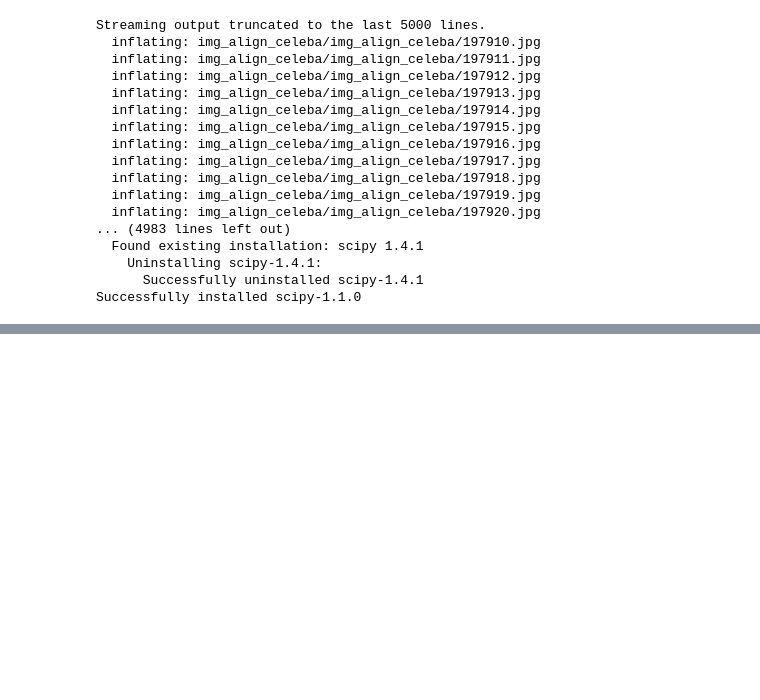
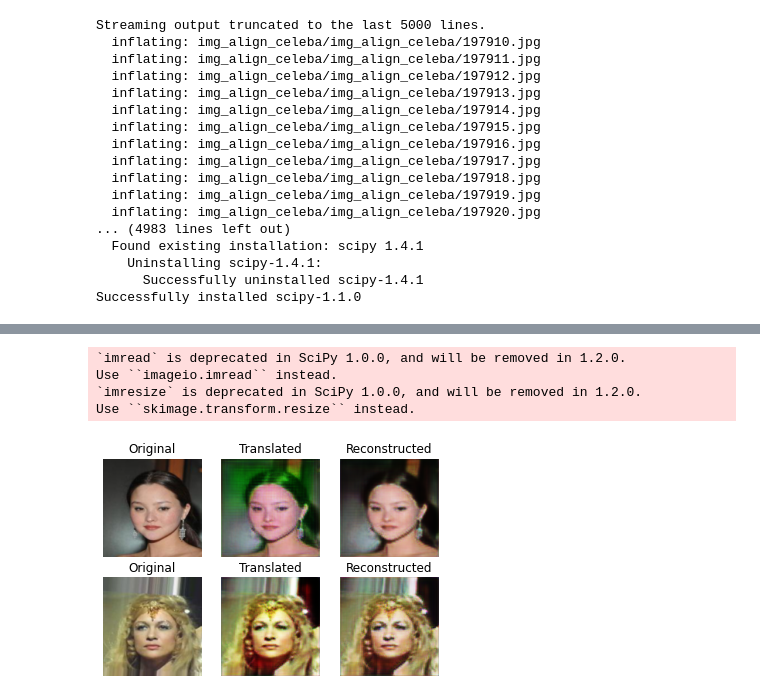
Before and after one commit to GarlandZhang/hairy_gan, a Jupyter notebook: hairy_gan.ipynb, the cells around one changed output, grey strips where cells are left out. Drawn from its saved outputs; the diff is of its cells as text; code cells hidden in the pictures; blank space fills up the shorter version.

Commit message:
load model from file in constructor

```diff
--- a/hairy_gan.ipynb
+++ b/hairy_gan.ipynb
@@ -184,17 +185,27 @@ class HairyGan(): # based on CycleGan
 
     self.optimizer = Adam(0.0002, 0.5)
 
-    # with self.graph.as_default():
-    # discriminators
-    self.d_A = self.build_discriminator()
-    self.d_B = self.build_discriminator()
+    if os.path.exists(os.path.join(project_path, 'd_A.hdf5')):
+      self.d_A = load_model(os.path.join(project_path, 'd_A.hdf5'), custom_objects={'InstanceNormalization': InstanceNormalization})
+    else:
+      self.d_A = self.build_discriminator()
+      self.d_A.compile(loss='mse', optimizer=self.optimizer, metrics=['accuracy'])
 
-    self.d_A.compile(loss='mse', optimizer=self.optimizer, metrics=['accuracy'])
-    self.d_B.compile(loss='mse', optimizer=self.optimizer, metrics=['accuracy'])
+    if os.path.exists(os.path.join(project_path, 'd_B.hdf5')):
+      self.d_B = load_model(os.path.join(project_path, 'd_B.hdf5'), custom_objects={'InstanceNormalization': InstanceNormalization})
+    else:
+      self.d_B = self.build_discriminator()
+      self.d_B.compile(loss='mse', optimizer=self.optimizer, metrics=['accuracy'])
 
-    # generators
-    self.g_AB = self.build_generator()
-    self.g_BA = self.build_generator()
+    if os.path.exists(os.path.join(project_path, 'g_AB.hdf5')):
+      self.g_AB = load_model(os.path.join(project_path, 'g_AB.hdf5'), custom_objects={'InstanceNormalization': InstanceNormalization})
+    else:
+      self.g_AB = self.build_generator()
+
+    if os.path.exists(os.path.join(project_path, 'g_BA.hdf5')):
+      self.g_BA = load_model(os.path.join(project_path, 'g_BA.hdf5'), custom_objects={'InstanceNormalization': InstanceNormalization})
+    else:
+      self.g_BA = self.build_generator()
 
     self.combined_model = self.build_combined()
 
@@ -213,6 +224,10 @@ class HairyGan(): # based on CycleGan
 
     id_A = self.g_BA(img_A)
     id_B = self.g_AB(img_B)
+
+
+    self.d_A.trainable = False
+    self.d_B.trainable = False
 
     valid_A = self.d_A(fake_A)
     valid_B = self.d_B(fake_B)
@@ -418,7 +433,7 @@ class HairyGan(): # based on CycleGan
 
         if (batch_i + 1) % sample_interval == 0:
           self.sample_images(epoch, batch_i)
-          project_path = '/content/drive/My Drive/hairy_gan'
+
           self.d_A.save('d_A.hdf5')
           shutil.copy('d_A.hdf5', os.path.join(project_path, 'd_A.hdf5'))
 
@@ -432,7 +447,7 @@ class HairyGan(): # based on CycleGan
           self.g_BA.save('g_BA.hdf5')
           shutil.copy('g_BA.hdf5', os.path.join(project_path, 'g_BA.hdf5'))
 
-  def sample_images(self, epoch, batch_i):
+  def sample_images(self):
     rows, cols = 2, 3
 
     imgs_A = self.data_loader.load_data(domain='A', batch_size=1, is_testing=True)
@@ -462,5 +477,6 @@ class HairyGan(): # based on CycleGan
 
     plt.show()
 # %%
+project_path = '/content/drive/My Drive/hairy_gan'
 gan = HairyGan()
-gan.train(epochs=100, batch_size=64, sample_interval=100)
+# gan.train(epochs=100, batch_size=64, sample_interval=100)
@@ -585,2 +483,11 @@ Epoch 1/1
 # %%
-model = load_model('/content/drive/My Drive/hairy_gan/g_AB.hdf5', custom_objects={'InstanceNormalization': InstanceNormalization})
+gan.g_AB = load_model('/content/drive/My Drive/hairy_gan/g_AB.hdf5', custom_objects={'InstanceNormalization': InstanceNormalization})
+gan.g_BA = load_model('/content/drive/My Drive/hairy_gan/g_BA.hdf5', custom_objects={'InstanceNormalization': InstanceNormalization})
+# %%
+gan.sample_images()
+# %% [output]
+`imread` is deprecated in SciPy 1.0.0, and will be removed in 1.2.0.
+Use ``imageio.imread`` instead.
+`imresize` is deprecated in SciPy 1.0.0, and will be removed in 1.2.0.
+Use ``skimage.transform.resize`` instead.
+[figure, added]
```
Also changed, not shown: parts of 2 cells of this notebook.
